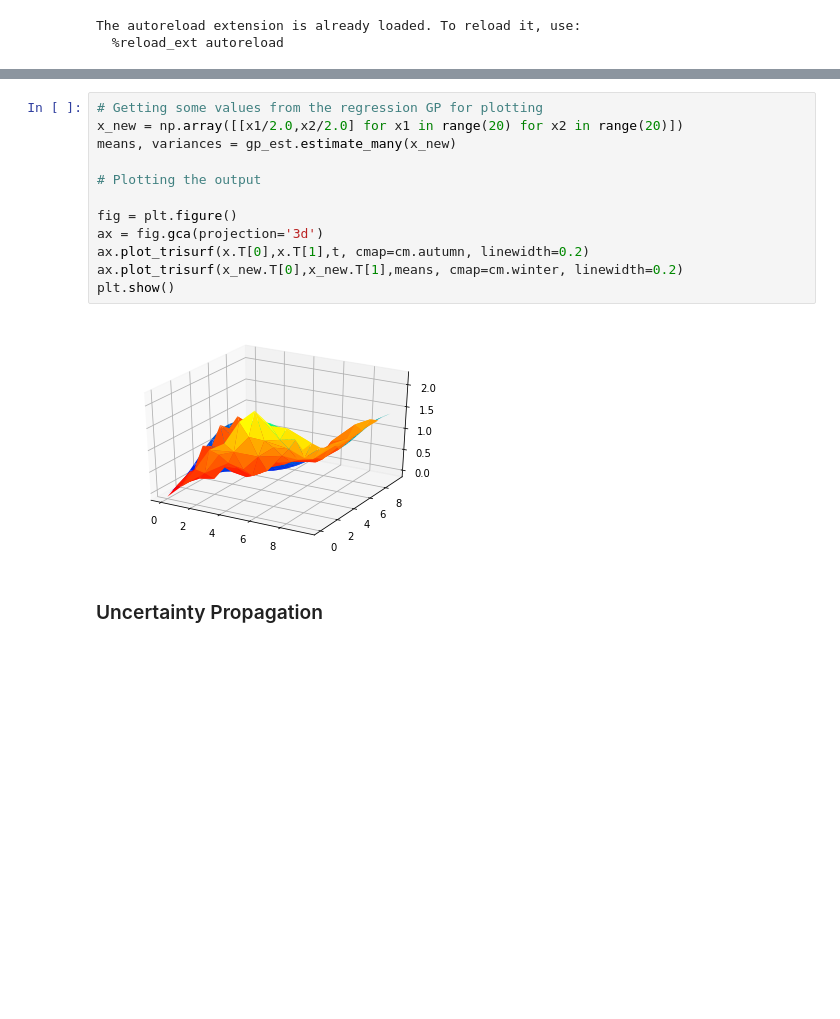
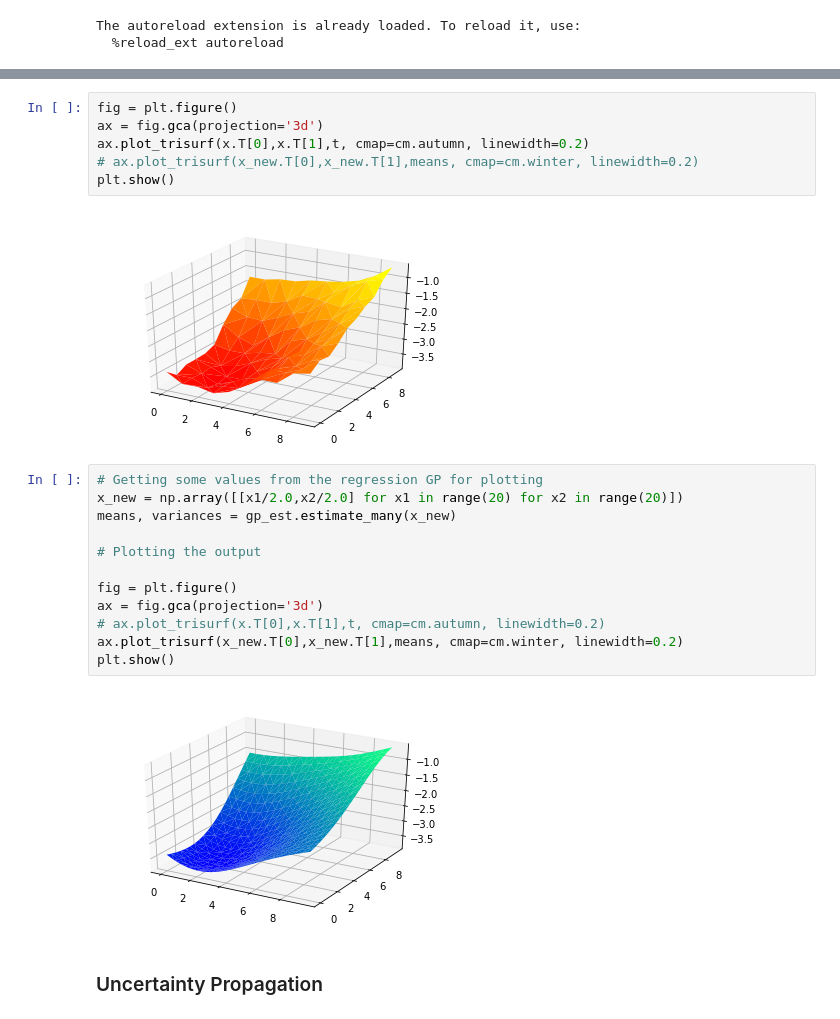
Before and after one commit to jejjohnson/gaussian_processes, a Jupyter notebook: pkg_sgpuppy/pkg/Untitled.ipynb, the cells around one changed output, grey strips where cells are left out. Cells and saved outputs as stored; diff of their text form; blank space fills up the shorter version.

```diff
--- a/pkg_sgpuppy/pkg/Untitled.ipynb
+++ b/pkg_sgpuppy/pkg/Untitled.ipynb
@@ -47,3 +47,11 @@ l_bfgs_b         0.07371783256530762     -43.1628594383          [-0.09504797 -4
+# %%
+fig = plt.figure()
+ax = fig.gca(projection='3d')
+ax.plot_trisurf(x.T[0],x.T[1],t, cmap=cm.autumn, linewidth=0.2)
+# ax.plot_trisurf(x_new.T[0],x_new.T[1],means, cmap=cm.winter, linewidth=0.2)
+plt.show()
+# %% [output]
+[figure, added]
 # %%
 # Getting some values from the regression GP for plotting
 x_new = np.array([[x1/2.0,x2/2.0] for x1 in range(20) for x2 in range(20)])
@@ -53,11 +61,11 @@ means, variances = gp_est.estimate_many(x_new)
 
 fig = plt.figure()
 ax = fig.gca(projection='3d')
-ax.plot_trisurf(x.T[0],x.T[1],t, cmap=cm.autumn, linewidth=0.2)
+# ax.plot_trisurf(x.T[0],x.T[1],t, cmap=cm.autumn, linewidth=0.2)
 ax.plot_trisurf(x_new.T[0],x_new.T[1],means, cmap=cm.winter, linewidth=0.2)
 plt.show()
 # %% [output]
-[figure, old version]
+[figure, new version]
 # %% [markdown]
 ### Uncertainty Propagation
 # %%
```
Also changed, not shown: parts of 13 cells of this notebook, 7 other files.
